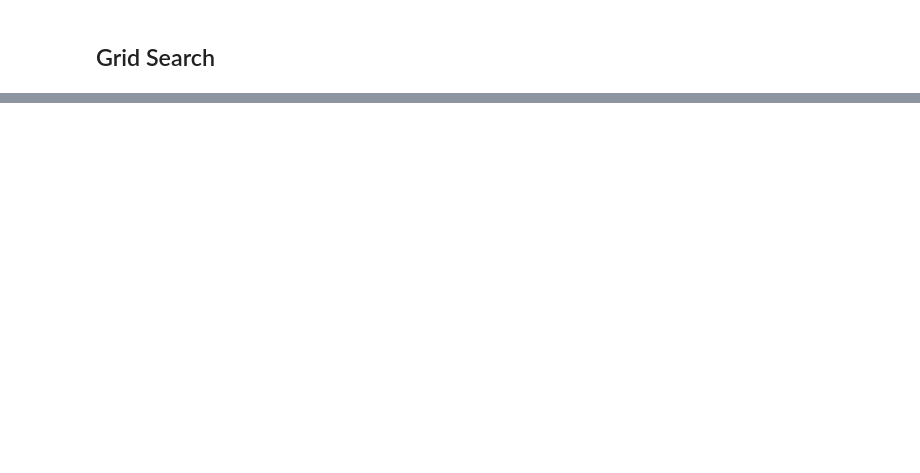
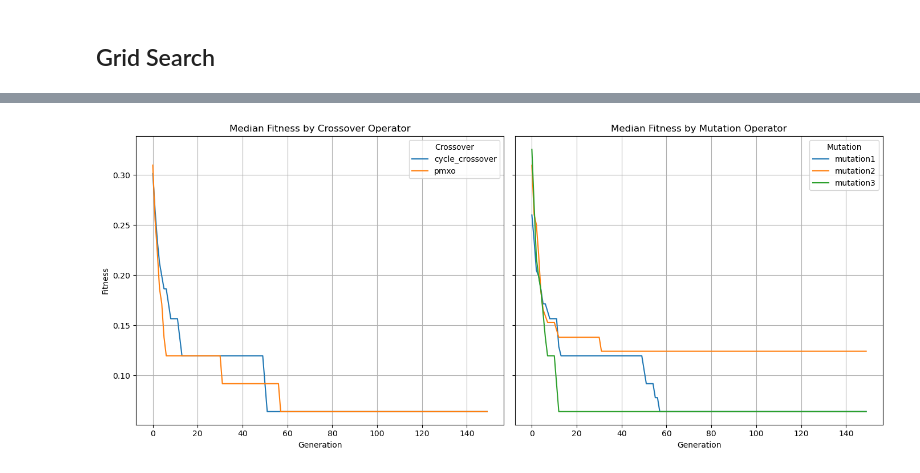
Before and after one commit to TomLC1/CIFO_project, a Jupyter notebook: notebooks/project.ipynb, the cells around one changed output, grey strips where cells are left out. Cells and saved outputs as stored; diff of their text form; code cells hidden in the pictures; blank space fills up the shorter version.

```diff
--- a/notebooks/project.ipynb
+++ b/notebooks/project.ipynb
@@ -704,0 +726,47 @@ plot_fitness_over_gen(fitness_dfs)
+# %%
+import numpy as np
+
+
+crossover_names = ["cycle_crossover", "pmxo"]
+mutation_names = ["mutation1", "mutation2", "mutation3"]
+
+crossover_medians = {k: [] for k in crossover_names}
+mutation_medians = {k: [] for k in mutation_names}
+
+for df_name, df in fitness_dfs.items():
+    for crossover_name in crossover_names:
+        if crossover_name in df_name:
+            # Calculate median best fitness over generations for configuration using this crossover
+            crossover_medians[crossover_name].append(df.median(axis=0).values)
+    for mutation_name in mutation_names:
+        if mutation_name in df_name:
+            # Calculate median best fitness over generations for configuration using this mutation
+            mutation_medians[mutation_name].append(df.median(axis=0).values)
+
+# Compute final median curves (median of medians across configurations)
+crossover_curves = {k: np.median(v, axis=0) for k, v in crossover_medians.items()}
+mutation_curves = {k: np.median(v, axis=0) for k, v in mutation_medians.items()}
+# %%
+fig, axes = plt.subplots(1, 2, figsize=(14, 6), sharey=True)
+
+# Plot crossover
+for name, curve in crossover_curves.items():
+    axes[0].plot(range(len(curve)), curve, label=name)
+axes[0].set_title("Median Fitness by Crossover Operator")
+axes[0].set_xlabel("Generation")
+axes[0].set_ylabel("Fitness")
+axes[0].legend(title="Crossover")
+axes[0].grid(True)
+
+# Plot mutation
+for name, curve in mutation_curves.items():
+    axes[1].plot(range(len(curve)), curve, label=name)
+axes[1].set_title("Median Fitness by Mutation Operator")
+axes[1].set_xlabel("Generation")
+axes[1].legend(title="Mutation")
+axes[1].grid(True)
+
+plt.tight_layout()
+plt.show()
+# %% [output]
+[figure, added]
```
Also changed, not shown: parts of 6 cells of this notebook.
